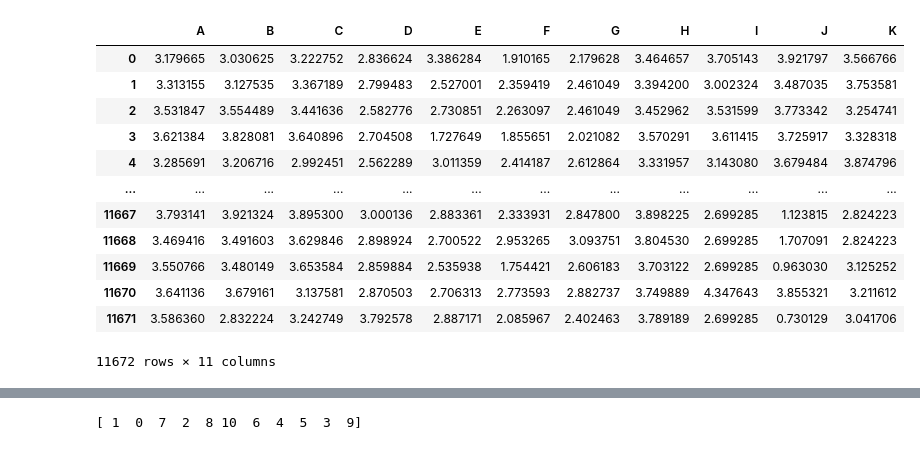
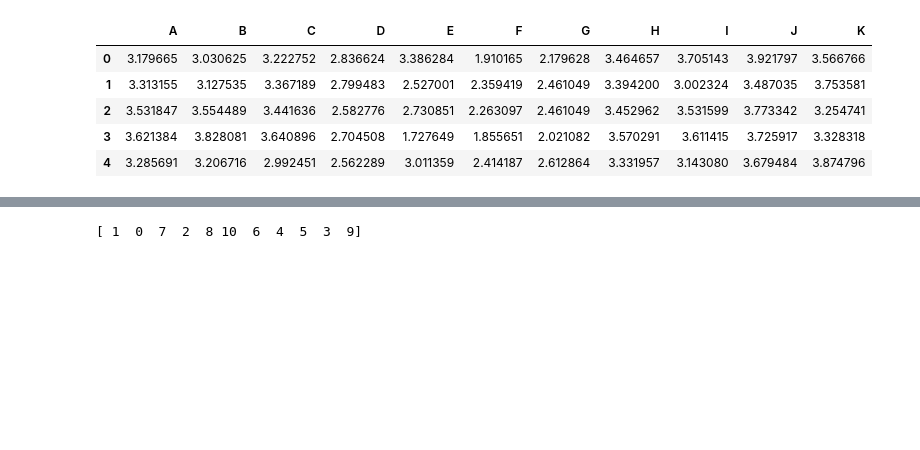
Before and after one commit to Zianor/computational-statistics-1, a Jupyter notebook: assignment01.ipynb, the cells around one changed output, grey strips where cells are left out. Drawn from its saved outputs; the diff is of its cells as text; code cells hidden in the pictures; blank space fills up the shorter version.

```diff
--- a/assignment01.ipynb
+++ b/assignment01.ipynb
@@ -1,22 +1,15 @@
 # %%
 import pandas as pd
 
 df = pd.read_csv("a1_data.csv")
-df
+df.head()
 # %% [output]
 |  | A | B | C | D | E | F | G | H | I | J | K |
 | 0 | 3.179665 | 3.030625 | 3.222752 | 2.836624 | 3.386284 | 1.910165 | 2.179628 | 3.464657 | 3.705143 | 3.921797 | 3.566766 |
 | 1 | 3.313155 | 3.127535 | 3.367189 | 2.799483 | 2.527001 | 2.359419 | 2.461049 | 3.394200 | 3.002324 | 3.487035 | 3.753581 |
 | 2 | 3.531847 | 3.554489 | 3.441636 | 2.582776 | 2.730851 | 2.263097 | 2.461049 | 3.452962 | 3.531599 | 3.773342 | 3.254741 |
 | 3 | 3.621384 | 3.828081 | 3.640896 | 2.704508 | 1.727649 | 1.855651 | 2.021082 | 3.570291 | 3.611415 | 3.725917 | 3.328318 |
 | 4 | 3.285691 | 3.206716 | 2.992451 | 2.562289 | 3.011359 | 2.414187 | 2.612864 | 3.331957 | 3.143080 | 3.679484 | 3.874796 |
-| ... | ... | ... | ... | ... | ... | ... | ... | ... | ... | ... | ... |
-| 11667 | 3.793141 | 3.921324 | 3.895300 | 3.000136 | 2.883361 | 2.333931 | 2.847800 | 3.898225 | 2.699285 | 1.123815 | 2.824223 |
-| 11668 | 3.469416 | 3.491603 | 3.629846 | 2.898924 | 2.700522 | 2.953265 | 3.093751 | 3.804530 | 2.699285 | 1.707091 | 2.824223 |
-| 11669 | 3.550766 | 3.480149 | 3.653584 | 2.859884 | 2.535938 | 1.754421 | 2.606183 | 3.703122 | 2.699285 | 0.963030 | 3.125252 |
-| 11670 | 3.641136 | 3.679161 | 3.137581 | 2.870503 | 2.706313 | 2.773593 | 2.882737 | 3.749889 | 4.347643 | 3.855321 | 3.211612 |
-| 11671 | 3.586360 | 2.832224 | 3.242749 | 3.792578 | 2.887171 | 2.085967 | 2.402463 | 3.789189 | 2.699285 | 0.730129 | 3.041706 |
-11672 rows × 11 columns
 # %%
 import numpy as np
 
```
Also changed, not shown: parts of 13 cells of this notebook.
